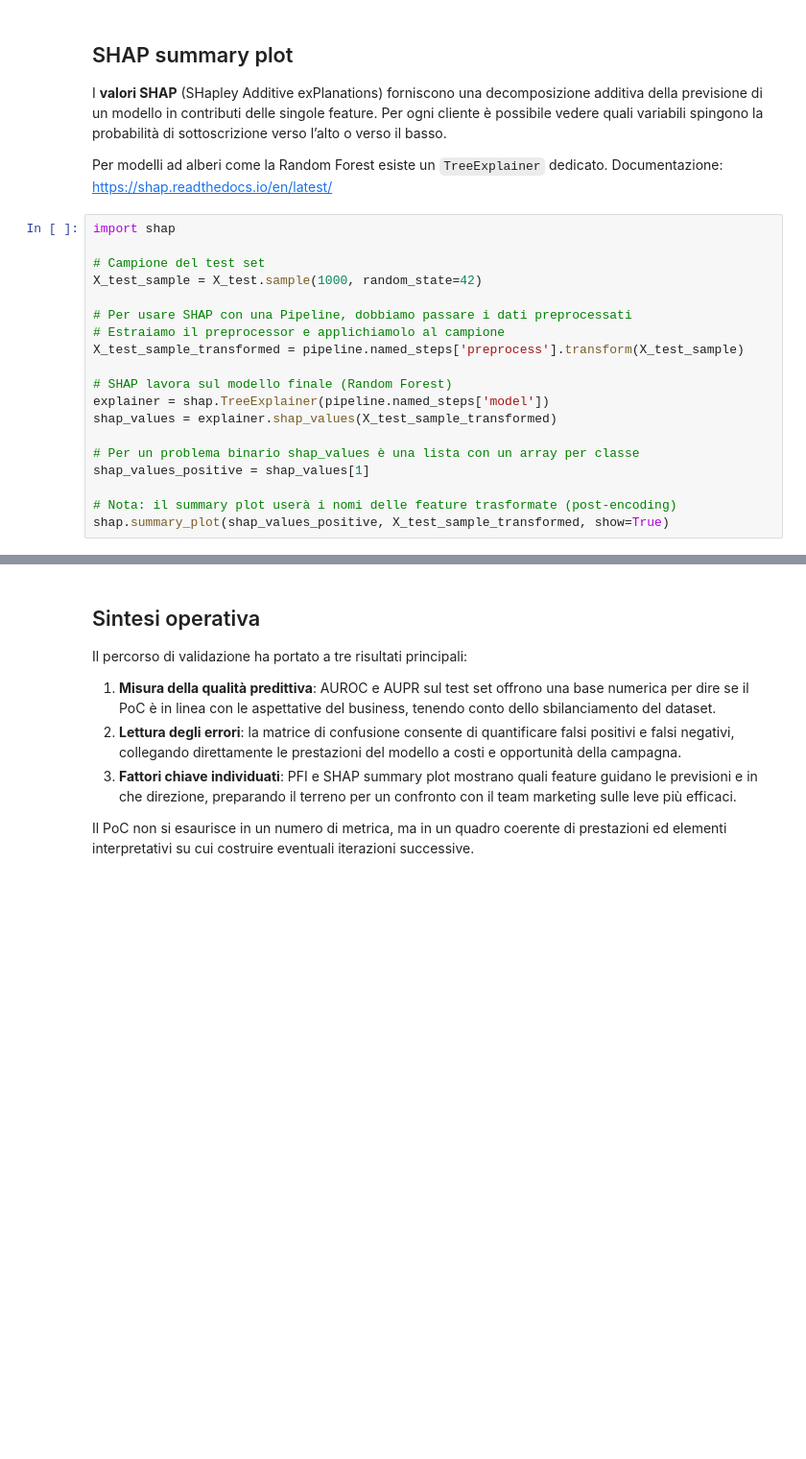
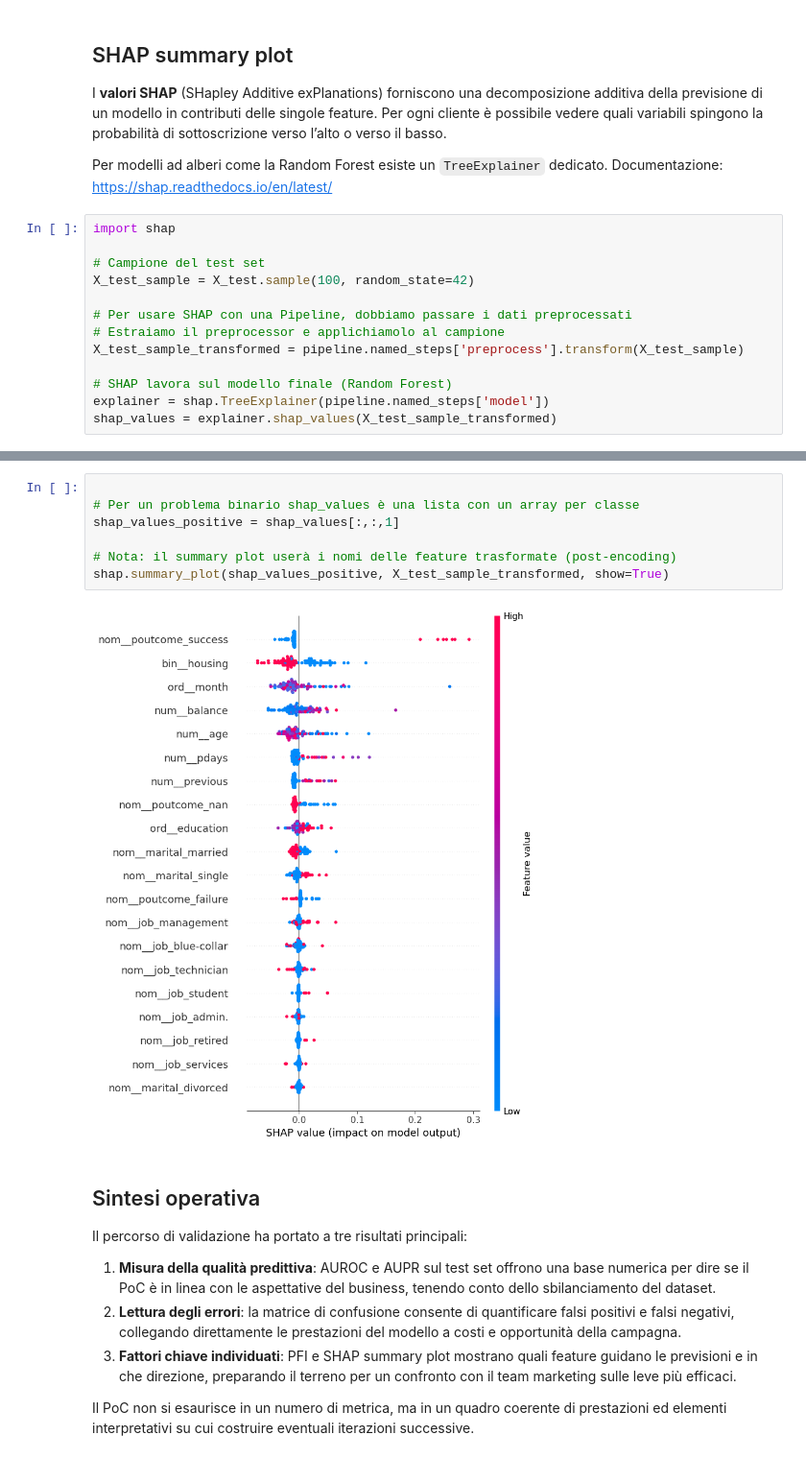
Before and after one commit to AndreaCorvaglia0/ai-course, a Jupyter notebook: corso/T3_bank_marketing.ipynb, the cells around one changed output, grey strips where cells are left out. Shown: that part at 96% size. Drawn from its saved outputs; the diff is of its cells as text; blank space fills up the shorter version.

```diff
--- a/corso/T3_bank_marketing.ipynb
+++ b/corso/T3_bank_marketing.ipynb
@@ -473,7 +498,7 @@ Documentazione: https://shap.readthedocs.io/en/latest/
 import shap
 
 # Campione del test set
-X_test_sample = X_test.sample(1000, random_state=42)
+X_test_sample = X_test.sample(100, random_state=42)
 
 # Per usare SHAP con una Pipeline, dobbiamo passare i dati preprocessati
 # Estraiamo il preprocessor e applichiamolo al campione
@@ -482,9 +507,3 @@ X_test_sample_transformed = pipeline.named_steps['preprocess'].transform(X_test_
 # SHAP lavora sul modello finale (Random Forest)
 explainer = shap.TreeExplainer(pipeline.named_steps['model'])
 shap_values = explainer.shap_values(X_test_sample_transformed)
-
-# Per un problema binario shap_values è una lista con un array per classe
-shap_values_positive = shap_values[1]
-
-# Nota: il summary plot userà i nomi delle feature trasformate (post-encoding)
-shap.summary_plot(shap_values_positive, X_test_sample_transformed, show=True)
@@ -493,3 +530,12 @@ AssertionError: The shape of the shap_values matrix does not match the shape of
+# %%
+
+# Per un problema binario shap_values è una lista con un array per classe
+shap_values_positive = shap_values[:,:,1]
+
+# Nota: il summary plot userà i nomi delle feature trasformate (post-encoding)
+shap.summary_plot(shap_values_positive, X_test_sample_transformed, show=True)
+# %% [output]
+[figure, added]
 # %% [markdown]
 <a id="sintesi"></a>
 ## Sintesi operativa
```
Also changed, not shown: parts of 10 cells of this notebook, 1 other file.
